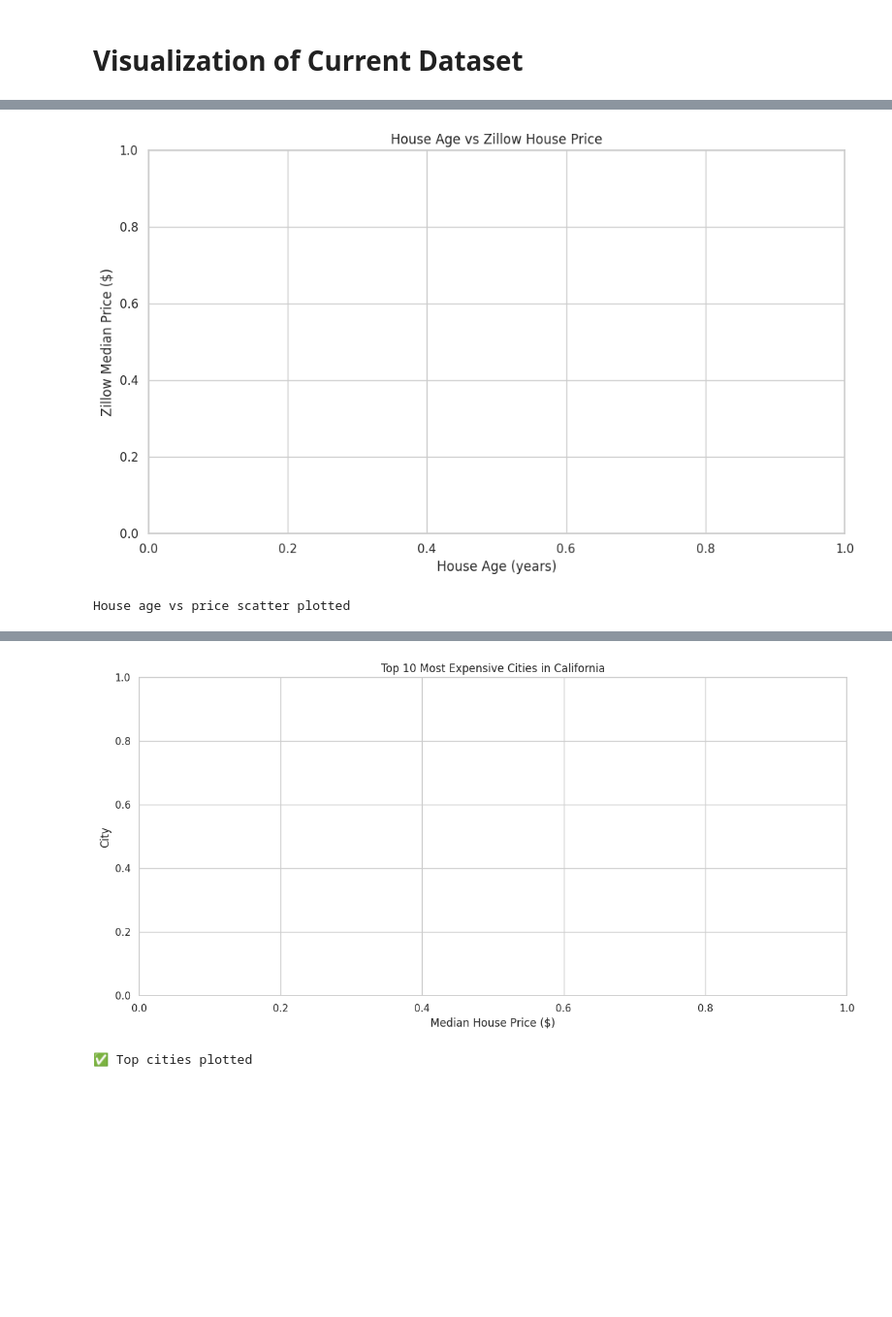
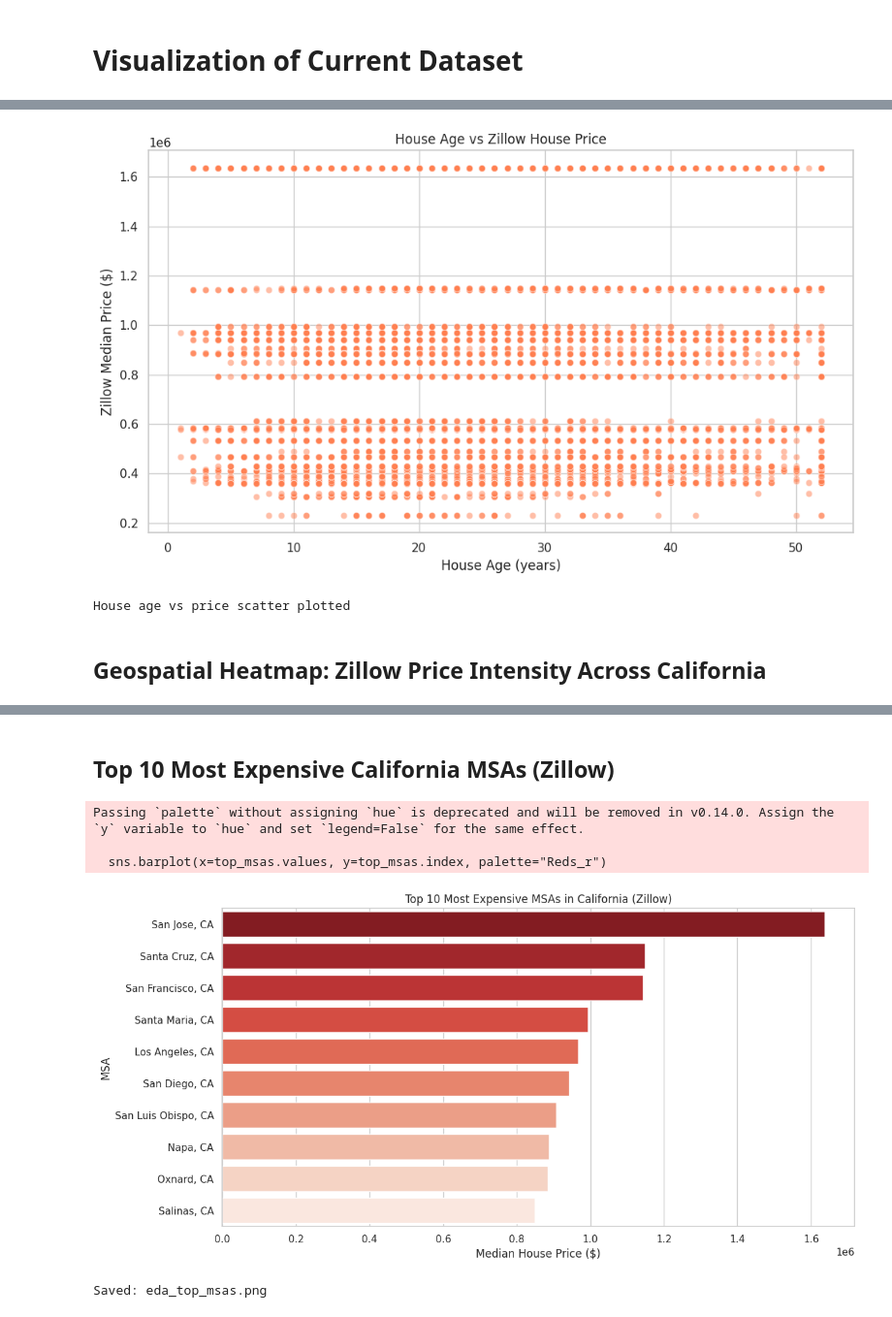
Before and after one commit to timfan705/CAmarket, a Jupyter notebook: cmpe188_CAmarket.ipynb, the cells around one changed output, grey strips where cells are left out. Shown at 97% size. Saved outputs shown, nothing was run; the diff lists cells and outputs as text; code cells hidden in the pictures; blank space fills up the shorter version.

```diff
--- a/cmpe188_CAmarket.ipynb
+++ b/cmpe188_CAmarket.ipynb
@@ -115,0 +50,10 @@ Index: []
+# %%
+# Load Zillow CSV directly from GitHub (no upload needed)
+import pandas as pd
+
+z_url = "https://raw.githubusercontent.com/timfan705/CAmarket/main/zillow.csv"
+df_zillow_raw = pd.read_csv(z_url, low_memory=False)
+
+print("Raw Zillow shape:", df_zillow_raw.shape)
+print(df_zillow_raw.head())
+print("RegionType counts:\n", df_zillow_raw["RegionType"].value_counts())
@@ -235,5 +140,0 @@ Name: count, dtype: int64
-# %%
-df_sklearn["city_clean"] = df_sklearn["city"].str.lower().str.strip()
-df_zillow_latest["city_clean"] = df_zillow_latest["RegionName"].str.lower().str.strip()
-
-print("City names standardized")
@@ -305,0 +188,9 @@ For example, when doing 'df[col].method(value, inplace=True)', try using 'df.met
+# %%
+# 1) Make sure every Zillow CA MSA has a centroid
+missing = sorted(set(df_zillow_latest["RegionName"]) - set(msa_centroids["RegionName"]))
+print("Missing centroids:", missing)
+
+# 2) Make sure the centroid join didn’t drop anything unexpectedly
+z_geo = df_zillow_latest.merge(msa_centroids, on="RegionName", how="inner")
+print("df_zillow_latest:", df_zillow_latest.shape)
+print("z_geo:", z_geo.shape)
@@ -418,22 +421,23 @@ Income vs price scatter plotted
 # %%
 # age of the house vs price plot
-
 plt.figure(figsize=(10, 6))
 sns.scatterplot(
     data=df_merged,
     x="HouseAge",
     y="zillow_median_price",
-    alpha=0.3,
+    alpha=0.5,
     color="coral"
 )
 plt.title("House Age vs Zillow House Price")
 plt.xlabel("House Age (years)")
 plt.ylabel("Zillow Median Price ($)")
 plt.tight_layout()
-plt.savefig("eda_age_vs_price.png")
+plt.savefig("eda_age_vs_price.png", dpi=150, bbox_inches="tight")
 plt.show()
 print("House age vs price scatter plotted")
 # %% [output]
-[figure, old version]
+[figure, new version]
 House age vs price scatter plotted
+# %% [markdown]
+## Geospatial Heatmap: Zillow Price Intensity Across California
 # %%
@@ -451,25 +463,29 @@ ca_map.save("eda_ca_heatmap.html")
 ca_map
 # %% [output]
 [interactive output not drawn]
+# %% [markdown]
+## Top 10 Most Expensive California MSAs (Zillow)
 # %%
-# plot for the top most expensive cities
-
-top_cities = (
-    df_merged.groupby("city")["zillow_median_price"]
+# Top most expensive MSAs (by Zillow median price)
+top_msas = (
+    df_merged.groupby("msa_name")["zillow_median_price"]
     .median()
     .sort_values(ascending=False)
     .head(10)
 )
 
 plt.figure(figsize=(12, 6))
-sns.barplot(x=top_cities.values, y=top_cities.index, palette="Reds_r")
-plt.title("Top 10 Most Expensive Cities in California")
+sns.barplot(x=top_msas.values, y=top_msas.index, palette="Reds_r")
+plt.title("Top 10 Most Expensive MSAs in California (Zillow)")
 plt.xlabel("Median House Price ($)")
-plt.ylabel("City")
+plt.ylabel("MSA")
 plt.tight_layout()
-plt.savefig("eda_top_cities.png")
+plt.savefig("eda_top_msas.png", dpi=150, bbox_inches="tight")
 plt.show()
-print("✅ Top cities plotted")
+print("Saved: eda_top_msas.png")
 # %% [output]
+Passing `palette` without assigning `hue` is deprecated and will be removed in v0.14.0. Assign the `y` variable to `hue` and set `legend=False` for the same effect.
+
+  sns.barplot(x=top_msas.values, y=top_msas.index, palette="Reds_r")
-[figure, old version]
+[figure, new version]
-✅ Top cities plotted
+Saved: eda_top_msas.png
```
Also changed, not shown: parts of 30 cells of this notebook.
